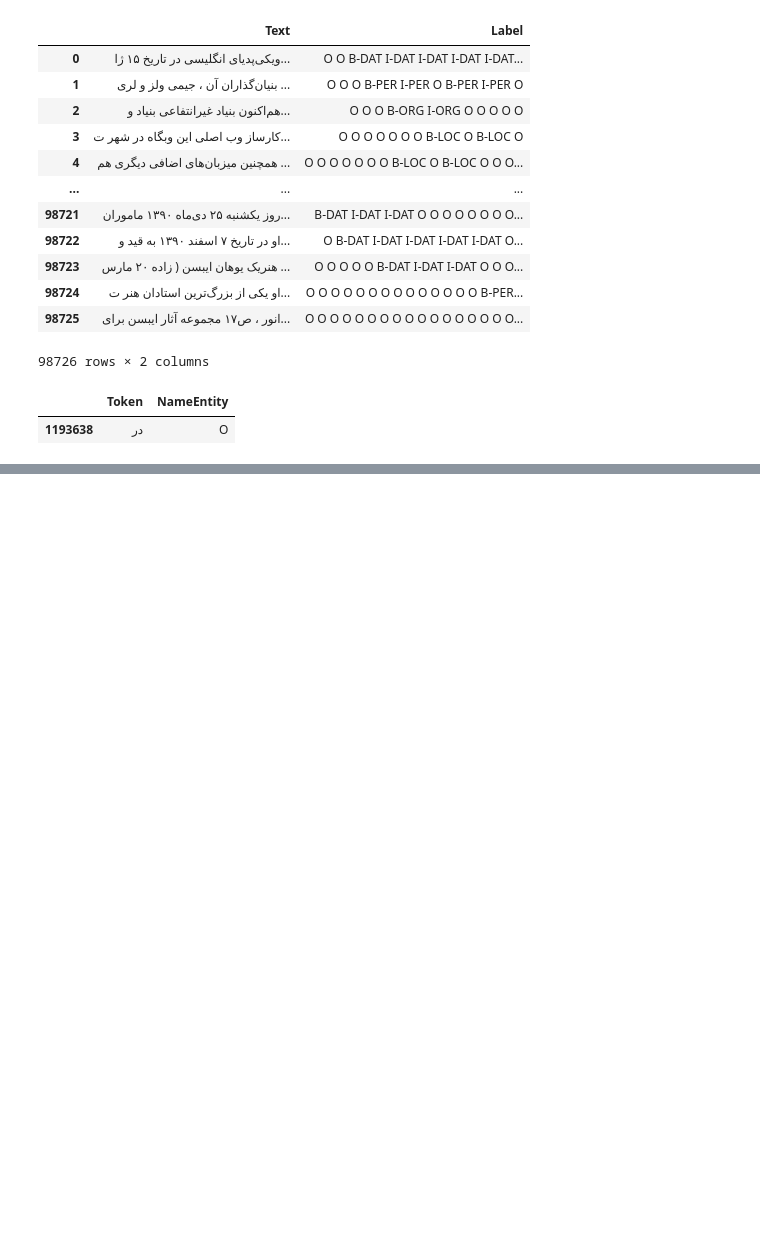
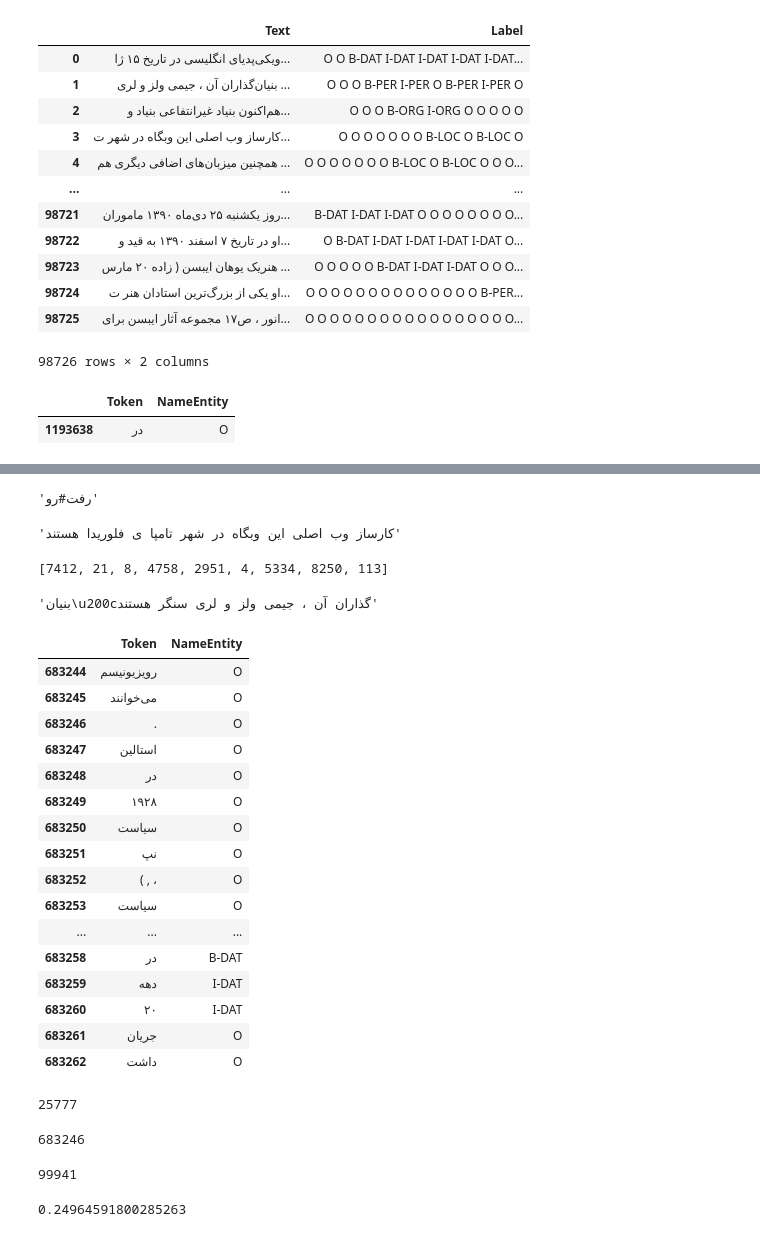
Before and after one commit to E-Ghafour/Persian-Name-Entitiy-Recognition-Ner-, a Jupyter notebook: Code/Persian_Name_Entitiy_Recognition.ipynb, the cells around one changed output, grey strips where cells are left out. Saved outputs shown, nothing was run; the diff lists cells and outputs as text; code cells hidden in the pictures; blank space fills up the shorter version.

```diff
--- a/Code/Persian_Name_Entitiy_Recognition.ipynb
+++ b/Code/Persian_Name_Entitiy_Recognition.ipynb
@@ -307,0 +416,50 @@ list(df.values)
+# %%
+lemmatizer.lemmatize('می‌روم')
+# %% [output]
+'رفت#رو'
+# %%
+lemmatizer.lemmatize(sentences[3])
+# %% [output]
+'کارساز وب اصلی این وبگاه در شهر تامپا ی فلوریدا هستند'
+# %%
+list_tokenized_train[1]
+# %% [output]
+[7412, 21, 8, 4758, 2951, 4, 5334, 8250, 113]
+# %%
+sentences[1]
+# %% [output]
+'بنیان\u200cگذاران آن ، جیمی ولز و لری سنگر هستند'
+# %%
+a = dataWord['Token'][dataWord['Token'] == 'رویزیونیسم'].index
+# %%
+dataWord.iloc[a[1] : a[1] + 19]
+# %% [output]
+|  | Token | NameEntity |
+| 683244 | رویزیونیسم | O |
+| 683245 | می‌خوانند | O |
+| 683246 | . | O |
+| 683247 | استالین | O |
+| 683248 | در | O |
+| 683249 | ۱۹۲۸ | O |
+| 683250 | سیاست | O |
+| 683251 | نپ | O |
+| 683252 | ( , ، | O |
+| 683253 | سیاست | O |
+| ... | ... | ... |
+| 683258 | در | B-DAT |
+| 683259 | دهه | I-DAT |
+| 683260 | ۲۰ | I-DAT |
+| 683261 | جریان | O |
+| 683262 | داشت | O |
+# %%
+a = -1
+for i in dotIndices:
+  a += 1
+  if i == 683246:
+    print(a)
+# %% [output]
+25777
+# %%
+dotIndices[25777]
+# %% [output]
+683246
@@ -307,0 +468,16 @@ list(df.values)
+# %%
+ind = -1
+notEquallen = 0
+badSentenceIndices = []
+for a,b in zip(list_tokenized_train, y):
+  ind += 1
+  if len(a) != len(b):
+    badSentenceIndices.append(ind)
+    notEquallen += 1
+notEquallen / len(list_tokenized_train)
+# %% [output]
+99941
+# %%
+notEquallen / len(list_tokenized_train)
+# %% [output]
+0.24964591800285263
```
Also changed, not shown: parts of 54 cells of this notebook.
